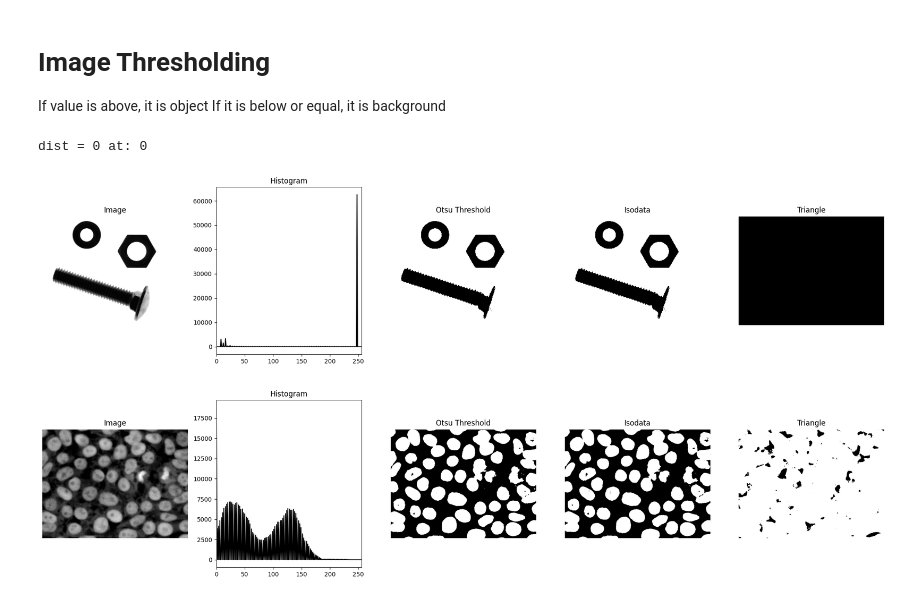
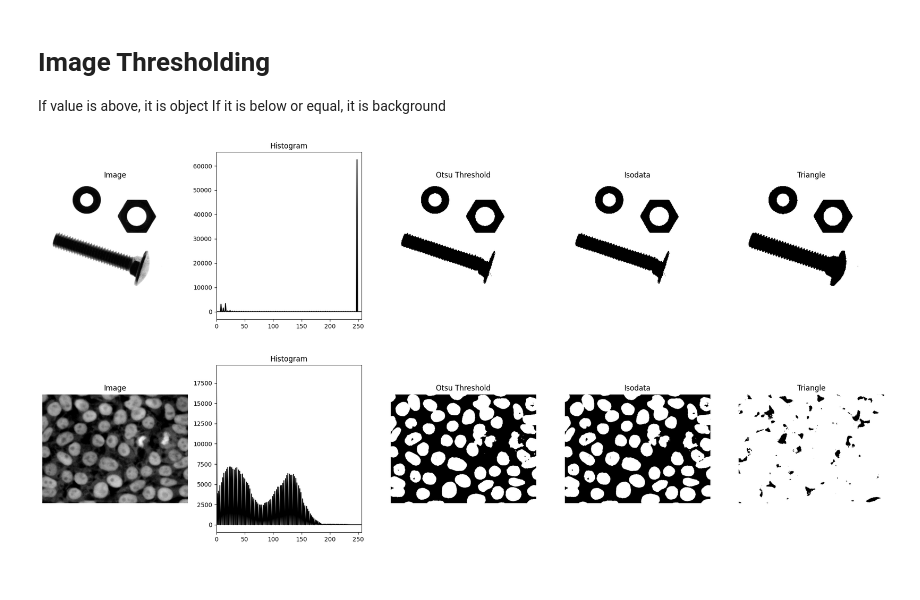
Before and after one commit to Skele-Y/COMP9517, a Jupyter notebook: lab01/Q3.ipynb, the cells around one changed output. Saved outputs shown, nothing was run; the diff lists cells and outputs as text; code cells hidden in the pictures.

Commit message:
Q4 working, Q3 triangle fixed, in the process of making one notebook

```diff
--- a/lab01/Q3.ipynb
+++ b/lab01/Q3.ipynb
@@ -38,86 +38,40 @@ while True:
 ret2,th2 = cv2.threshold(img,int(255*t),255,cv2.THRESH_BINARY)
 
 ### Triangle method
-## Find max position of histogram
-histMaxX = int(hist.argmax())
-histMaxY = int(hist[histMaxX])
-p1 = np.array([histMaxX,histMaxY])
-
-## find highest grey value
-# Find the indices (bins) where the highest non-zero values occur
-non_zero_indices = np.where(hist > 0)
-# Find the bin with the highest non-zero value
-greyMaxX = 0
-for idx, val in np.ndenumerate(hist):
-    #print("idx: " + str(idx) + " val: " +  str(int(val)))
-    if int(val) > 0:
-        greyMaxX = idx[0]
-#print(greyMaxX)
-greyMaxY = int(hist[greyMaxX])
-p2 = np.array([greyMaxX,greyMaxY])
-
-# draw the line and get an array
-# Calculate the slope (m) and y-intercept (b) of the line
-m = (p2[1] - p1[1]) / (p2[0] - p1[0])
-b = p1[1] - m * p1[0]
-
-# Create an array of length 256 and initialize with zeros
-line_array = np.zeros(256, dtype=int)
-
-# Calculate the corresponding y-values and assign them to the array
-x_values = np.arange(256)
-valid_indices = (x_values >= p1[0]) & (x_values <= p2[0])
-line_array[valid_indices] = (m * x_values[valid_indices] + b).astype(int)
-
-# find longest height distance between line and grey value
-dist = 0
-t_tri = 0
-for i in range(histMaxX+1,greyMaxX-1):
-    p3 = np.array([i,int(hist[i])])
-    d = line_array[i] - p3[1]
-    print(str(d) + str(p1) + str(p2) + str(p3))
-    if (d > dist):
-        t_tri = i
-        dist = d
-
-# print(p1)
-# print(p2)
-print('dist = ' + str(dist) + ' at: ' + str(t_tri))
-ret3,th3 = cv2.threshold(img,int(t_tri),255,cv2.THRESH_BINARY)
+_, th3 = cv2.threshold(img, 0, 255, cv2.THRESH_BINARY + cv2.THRESH_TRIANGLE)
 
 #### Create a figure with three subplots###
 fig, (ax1, ax2, ax3, ax4, ax5) = plt.subplots(1, 5, figsize=(25, 5))
 
 # Plot the image in the first subplot
 ax1.set_title('Image')
 ax1.imshow(img, cmap='gray')
 ax1.axis('off')
 
 # Plot the histogram in the second subplot
 ax2.set_title('Histogram')
 ax2.plot(hist, color='black')
 ax2.set_xlim([0, 256])
 
 # Otsu's
 ax3.set_title('Otsu Threshold')
 ax3.imshow(th1, cmap='gray')
 ax3.axis('off')
 
 # Isodata
 ax4.set_title('Isodata')
 ax4.imshow(th2, cmap='gray')
 ax4.axis('off')
 
 # Triangle
 ax5.set_title('Triangle')
 ax5.imshow(th3, cmap='gray')
 ax5.axis('off')
 
 
 plt.show()
 # %% [output]
-dist = 0 at: 0
-[figure, old version]
+[figure, new version]
 # %%
 # Nuclei
 img = cv2.imread("Nuclei.png", cv2.IMREAD_GRAYSCALE)
```
Also changed, not shown: 3 other files.
